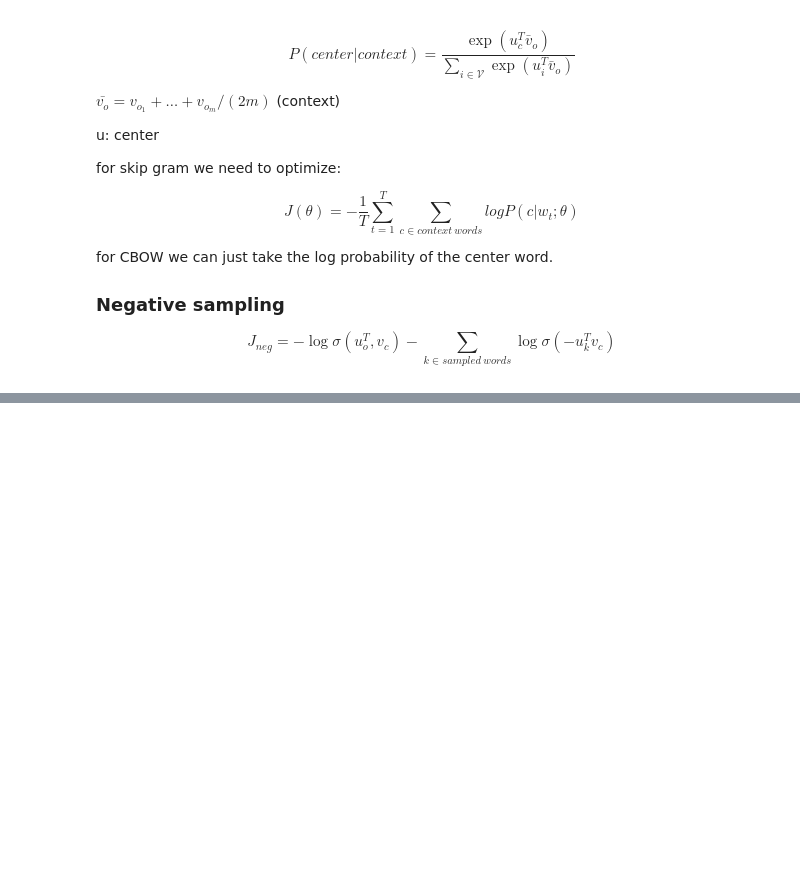
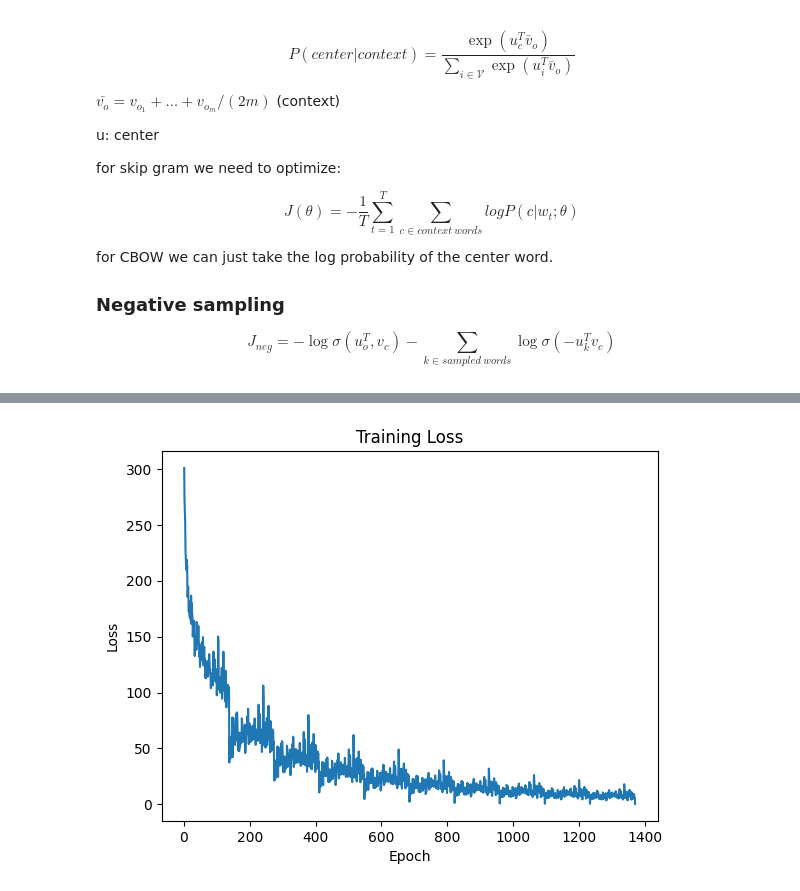
Before and after one commit to nonkloq/dl-experiments, a Jupyter notebook: nlp/vector_representation_of_words.ipynb, the cells around one changed output, grey strips where cells are left out. Cells and saved outputs as stored; diff of their text form; code cells hidden in the pictures; blank space fills up the shorter version.

Commit message:
add glove implementation

```diff
--- a/nlp/vector_representation_of_words.ipynb
+++ b/nlp/vector_representation_of_words.ipynb
@@ -245,0 +295,59 @@ get_topk_similar_words('bolts', V,k=10)
+# %%
+dimension = 50 # Embedding dim
+
+# Training parameters
+eta = 0.1
+momentum= 0.001
+epochs = 10
+batch_size = 512
+
+vocab_size = len(vocabulary)
+
+U = torch.rand((vocab_size, dimension), requires_grad=True)
+V = torch.rand((vocab_size, dimension), requires_grad=True)
+
+def predicted_log_probs(i,j):
+    return (U[i] * V[j]).sum(1)
+
+def glove_loss(pred, target):
+    # predicted_probs - log(probs)
+    return torch.mean((pred - torch.log(target)) ** 2)
+
+optimizer = torch.optim.SGD(params=[U,V], lr=eta)
+
+cooc_items = list(cooc.items())
+losses = []
+for epoch in range(epochs):
+    total_loss = 0
+    for batch_start in range(0,len(cooc_items), batch_size):
+        i_vec = []
+        j_vec = []
+        Pij_vec = []
+        for (i, j), x_ij in cooc_items[batch_start:batch_start+batch_size]:
+            i_vec.append(i)
+            j_vec.append(i)
+            Pij_vec.append(x_ij)
+
+        i_vec = torch.tensor(i_vec)
+        j_vec = torch.tensor(j_vec)
+        p_ij = torch.tensor(Pij_vec)
+
+        optimizer.zero_grad()
+        pred = predicted_log_probs(i_vec, j_vec)
+        loss = glove_loss(pred, p_ij)
+        loss.backward()
+        optimizer.step()
+
+        losses.append(loss.item())
+
+import matplotlib.pyplot as plt
+
+updates = list(range(1, len(losses)+1))
+plt.figure()
+plt.plot(updates, losses)
+plt.xlabel("Epoch")
+plt.ylabel("Loss")
+plt.title("Training Loss")
+plt.show()
+# %% [output]
+[figure, added]
```
Also changed, not shown: parts of 7 cells of this notebook.
